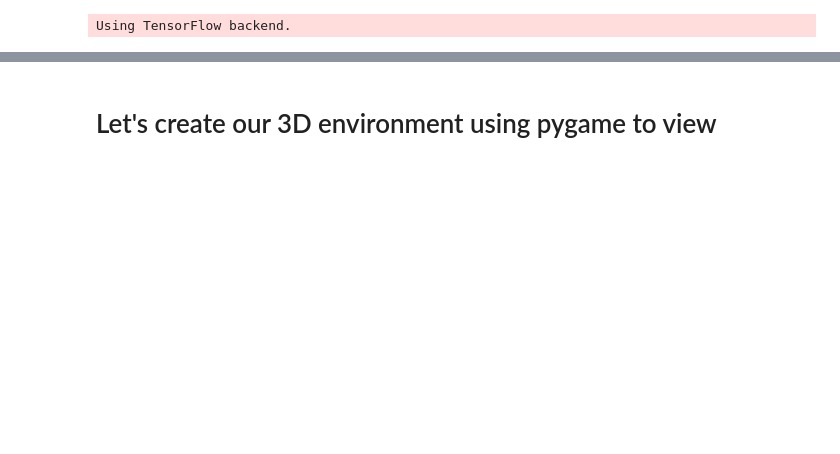
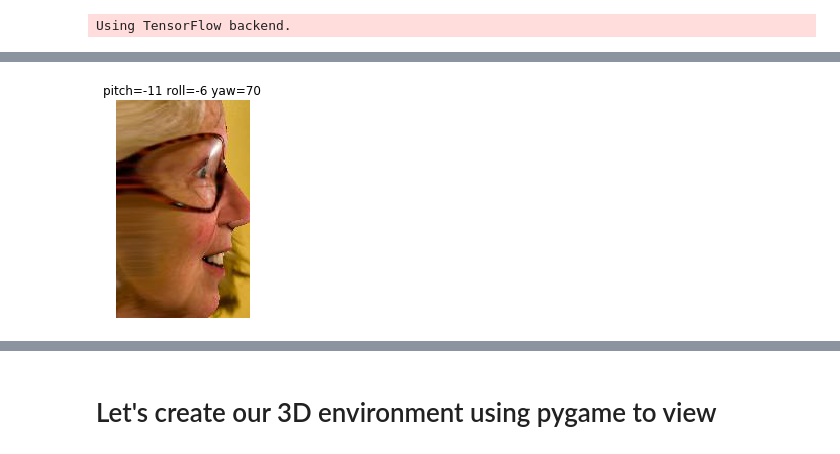
Before and after one commit to Ruyi520/GT-ROI, a Jupyter notebook: notebooks/GazeClassifier.ipynb, the cells around one changed output, grey strips where cells are left out. Drawn from its saved outputs; the diff is of its cells as text; code cells hidden in the pictures; blank space fills up the shorter version.

```diff
--- a/notebooks/GazeClassifier.ipynb
+++ b/notebooks/GazeClassifier.ipynb
@@ -61,0 +193,27 @@ print(size)
+# %%
+# Perform a similar analysis, but use regular expression that separates the
+# filname on the last field and everything else.  Everything else before the last
+# field can be considered a unique person/id this is manipulated through some number of rotations
+faceids = set()
+faceid_re = r'([a-zA-Z0-9_ ]+)_([0-9]+)\.jpg'
+
+num_images = 0
+num_excluded = 0
+
+for image_name in os.listdir(tf_dir):
+    # extract the initial alphabetic field from the end numeric fields
+    # using regular expression
+    match = re.match(faceid_re, image_name)
+
+    # determine unique categories we observe in filenames
+    if match:
+        faceids.add(match.group(1))
+        num_images += 1
+    else:
+        print("Excluding file: ", image_name)
+        num_excluded += 1
+
+print("Number of images processed: ", num_images)
+print("Number of images excluded : ", num_excluded)
+print("Number of unique face ids used in rotation manipulations: ", len(faceids))
+#print(faceids)
@@ -61,0 +492,11 @@ print(size)
+# %%
+# lets display our images with the pose labels, just to see if they make sense
+image_id = 1
+(pose_labels, filename, image) = train_labels[image_id]
+(roll, yaw, pitch) = pose_labels
+rgb_image = cv2.cvtColor(image, cv2.COLOR_BGR2RGB) # convert to RGB order for matplotlib
+plt.imshow(rgb_image)
+plt.axis('off');
+plt.title('pitch=%d roll=%d yaw=%d' % (pitch, roll, yaw));
+# %% [output]
+[figure, added]
```
Also changed, not shown: parts of 44 cells of this notebook, 46 other files.
